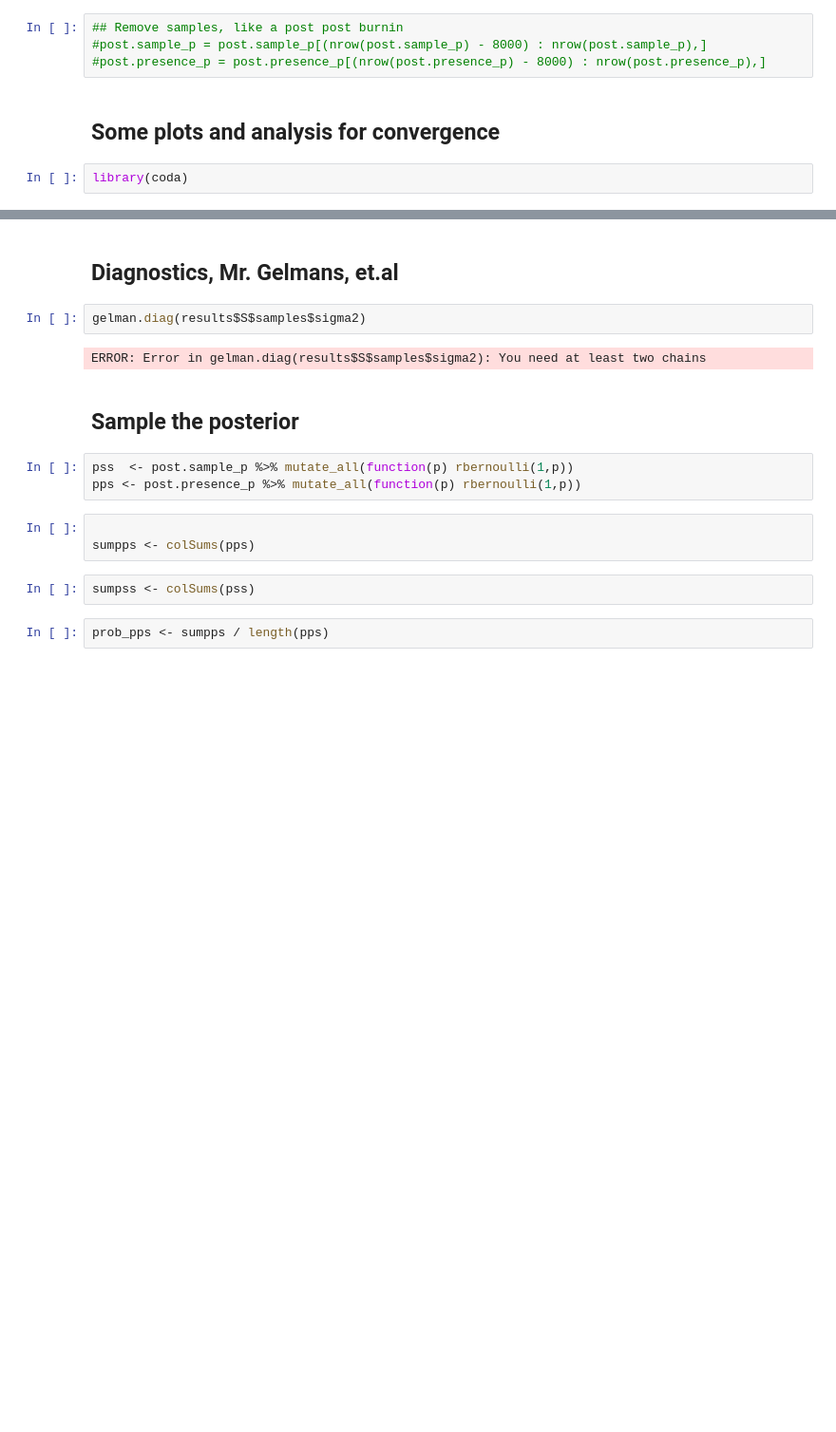
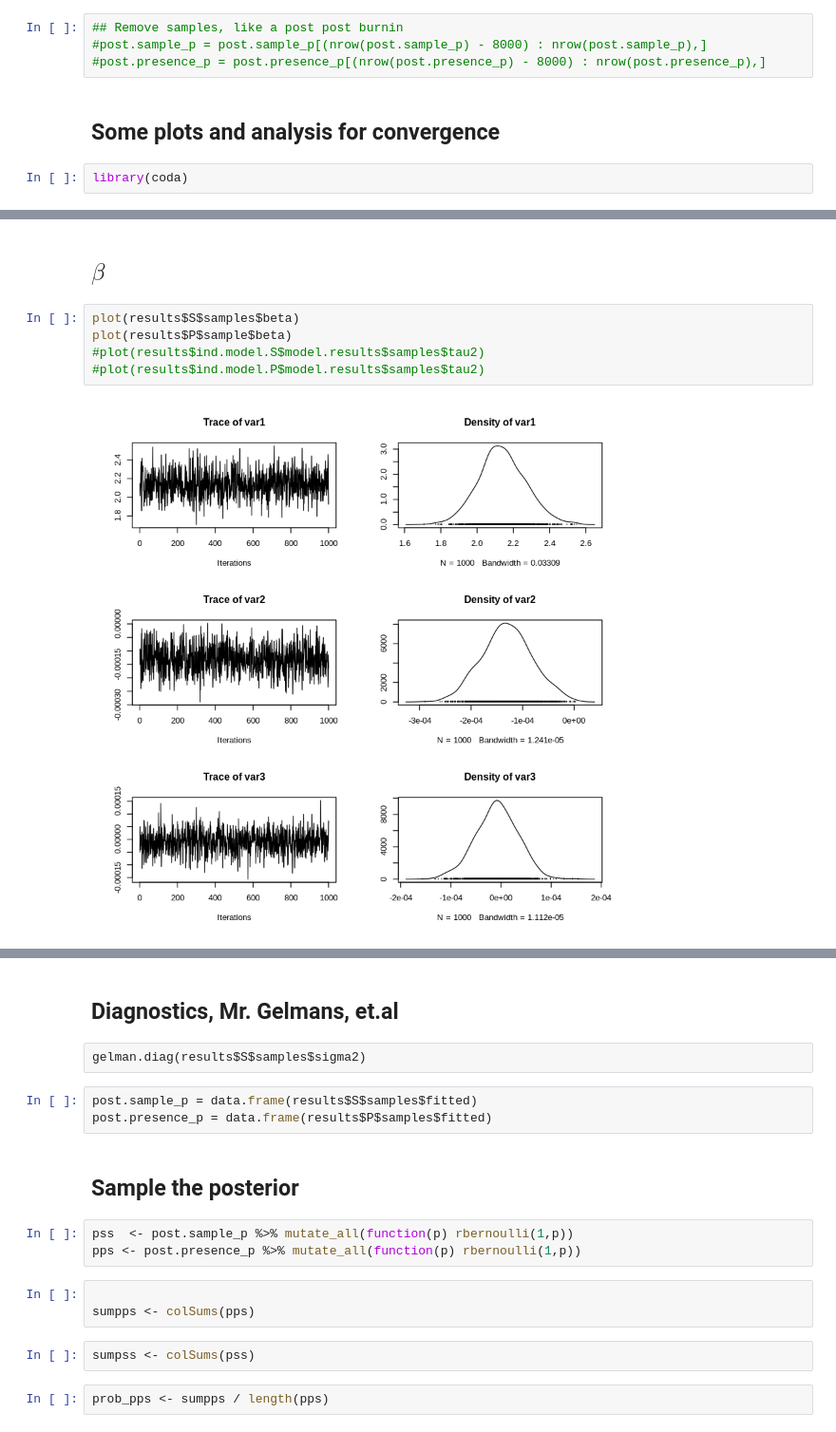
Before and after one commit to molgor/biospytial, a Jupyter notebook: ipython-notebooks/demos/statistical_models/binomial_examples/presence-only_model/CAR_models/model2/[Joint Model 2] CAR model.ipynb, the cells around one changed output, grey strips where cells are left out. Shown at 95% size. Saved outputs shown, nothing was run; the diff lists cells and outputs as text; blank space fills up the shorter version.

```diff
--- a/ipython-notebooks/demos/statistical_models/binomial_examples/presence-only_model/CAR_models/model2/[Joint Model 2] CAR model.ipynb
+++ b/ipython-notebooks/demos/statistical_models/binomial_examples/presence-only_model/CAR_models/model2/[Joint Model 2] CAR model.ipynb
@@ -277,0 +185,9 @@ plot(results$ind.model.P$model.results$samples$tau2)
+# %% [markdown]
+## $\beta$
+# %%
+plot(results$S$samples$beta)
+plot(results$P$sample$beta)
+#plot(results$ind.model.S$model.results$samples$tau2)
+#plot(results$ind.model.P$model.results$samples$tau2)
+# %% [output]
+[figure, added]
@@ -278,9 +195,10 @@ plot(results$ind.model.P$model.results$samples$tau2)
 # %% [markdown]
 ## Diagnostics, Mr. Gelmans, et.al
-# %%
-gelman.diag(results$S$samples$sigma2)
-# %% [output]
-ERROR: Error in gelman.diag(results$S$samples$sigma2): You need at least two chains
+# %% [raw]
+gelman.diag(results$S$samples$sigma2)
+# %%
+post.sample_p = data.frame(results$S$samples$fitted)
+post.presence_p = data.frame(results$P$samples$fitted)
 # %% [markdown]
 ## Sample the posterior
 # %%
```
Also changed, not shown: parts of 32 cells of this notebook, 2 other files.
